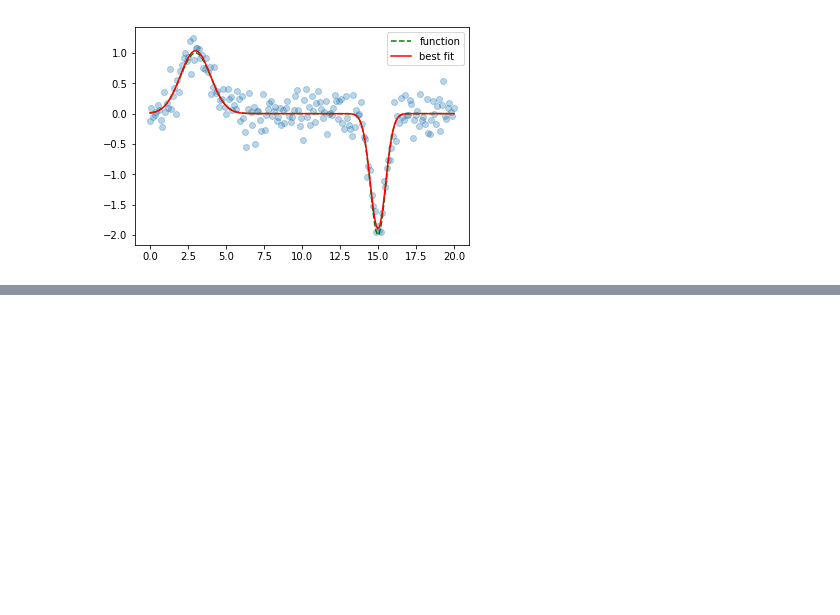
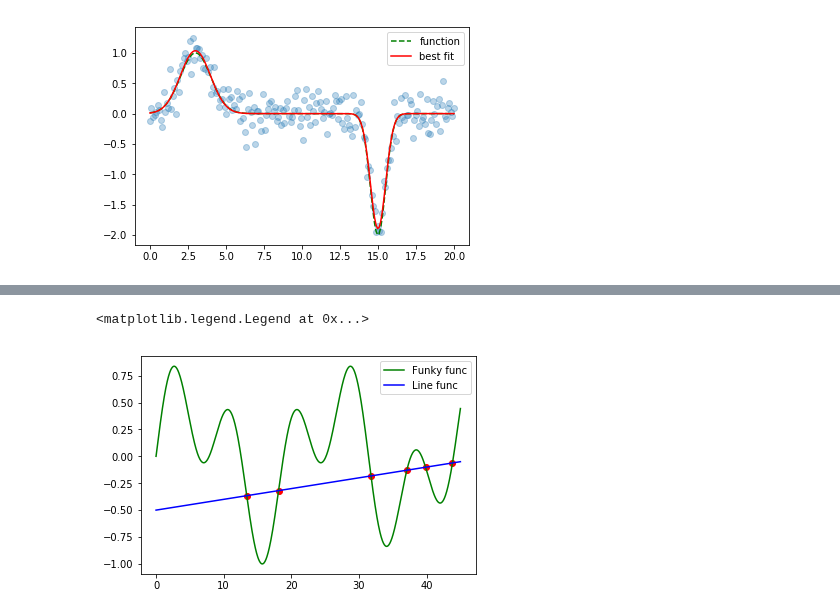
Before and after one commit to vinalyan/Data-Science, a Jupyter notebook: Python/SciPy.ipynb, the cells around one changed output, grey strips where cells are left out. Cells and saved outputs as stored; diff of their text form; code cells hidden in the pictures; blank space fills up the shorter version.

```diff
--- a/Python/SciPy.ipynb
+++ b/Python/SciPy.ipynb
@@ -149,0 +170,27 @@ Object `//` not found.
+# %%
+# finding the inserction between two quations
+from scipy.optimize import fsolve
+import numpy as np
+
+# defining function to simply intersection solution
+def findIntersection(func1, func2, x0):
+    return fsolve(lambda x: func1(x) - func2(x), x0)
+
+# Defining functions that will intersect
+funky =  lambda x: np.cos(x / 5) * np.sin(x / 2)
+line = lambda x: 0.01 * x - 0.5
+
+# Defining range and getting solutions on intersection points
+x  = np.linspace(0, 45, 1000)
+result = findIntersection(funky, line, [15, 20, 30, 35, 40, 45])
+
+# Printing out results for x and y
+fig = plt.figure()
+ax = fig.add_subplot(1, 1, 1)
+ax.plot(x, funky(x), c="green", label="Funky func")
+ax.plot(x, line(x), c="blue", label="Line func")
+ax.scatter(result, funky(result), c="r")
+ax.legend(loc="upper right")
+# %% [output]
+<matplotlib.legend.Legend at 0x...>
+[figure, added]
```
Also changed, not shown: parts of 9 cells of this notebook.
